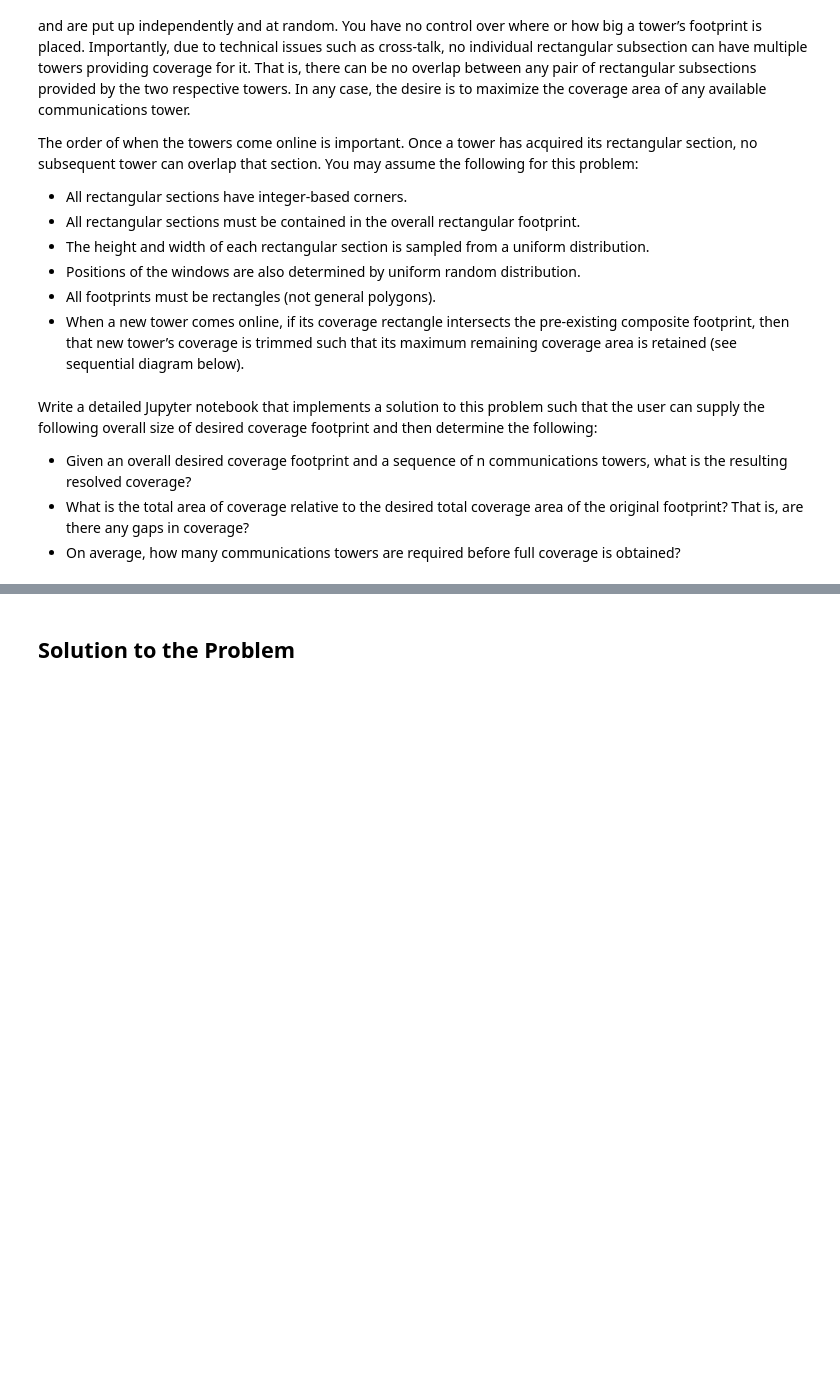
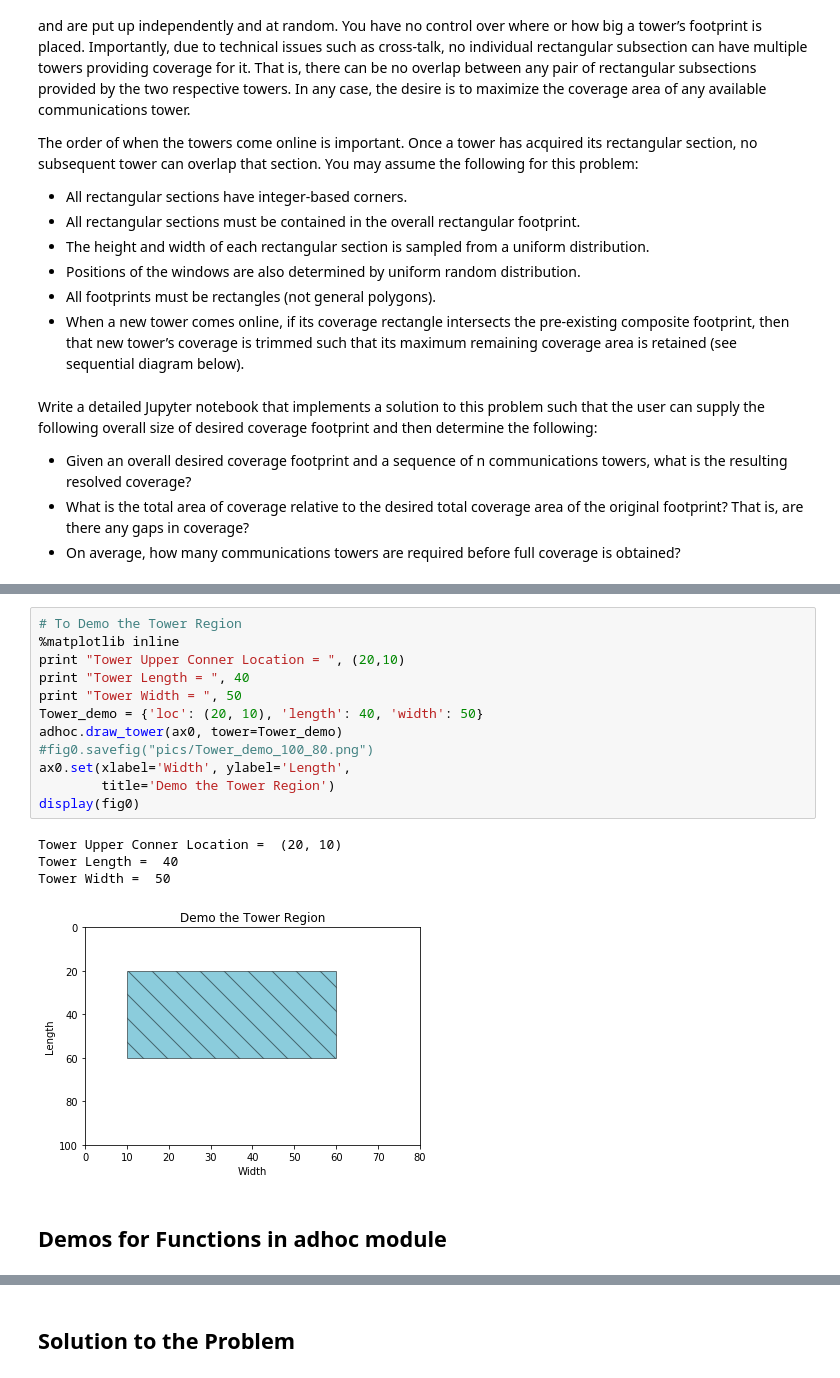
Before and after one commit to shu1995shijia/ECE143-Individual-Project, a Jupyter notebook: ECE143_IndividualProject_Shijia.ipynb, the cells around one changed output, grey strips where cells are left out. Cells and saved outputs as stored; diff of their text form; blank space fills up the shorter version.

```diff
--- a/ECE143_IndividualProject_Shijia.ipynb
+++ b/ECE143_IndividualProject_Shijia.ipynb
@@ -56,3 +87,22 @@ How to Define the desired coverage region and tower coverage?
+# %%
+# To Demo the Tower Region
+%matplotlib inline
+print "Tower Upper Conner Location = ", (20,10)
+print "Tower Length = ", 40
+print "Tower Width = ", 50
+Tower_demo = {'loc': (20, 10), 'length': 40, 'width': 50}
+adhoc.draw_tower(ax0, tower=Tower_demo)
+#fig0.savefig("pics/Tower_demo_100_80.png")
+ax0.set(xlabel='Width', ylabel='Length',
+        title='Demo the Tower Region')
+display(fig0)
+# %% [output]
+Tower Upper Conner Location =  (20, 10)
+Tower Length =  40
+Tower Width =  50
+[figure, added]
+# %% [markdown]
+## Demos for Functions in adhoc module
 # %% [markdown]
 ### Functions in adhoc.py module:
 _Brief description of the function (Details in the adhoc.py module.)_
```
Also changed, not shown: parts of 51 cells of this notebook, 4 other files.
